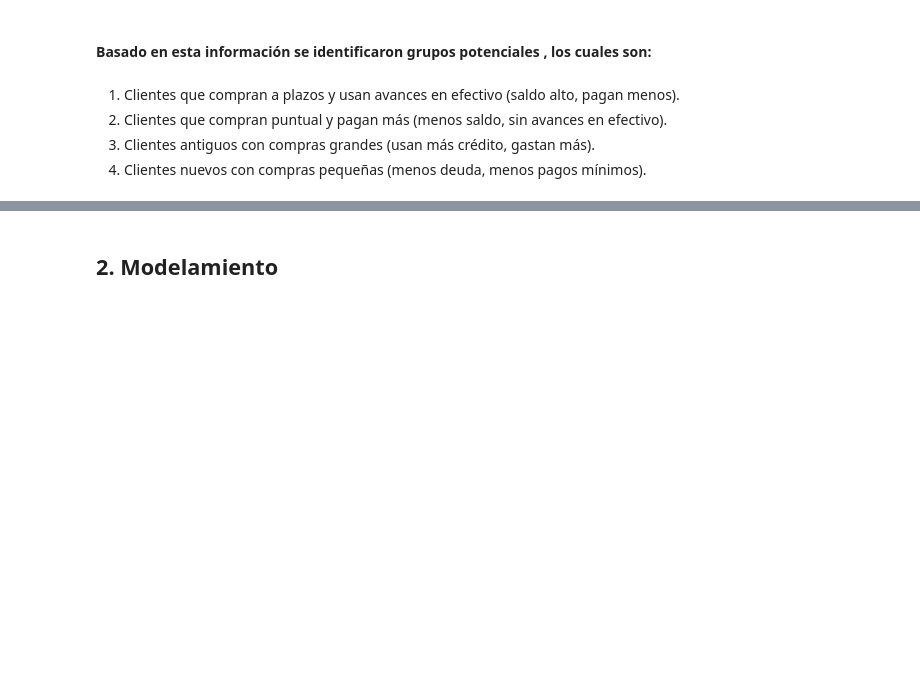
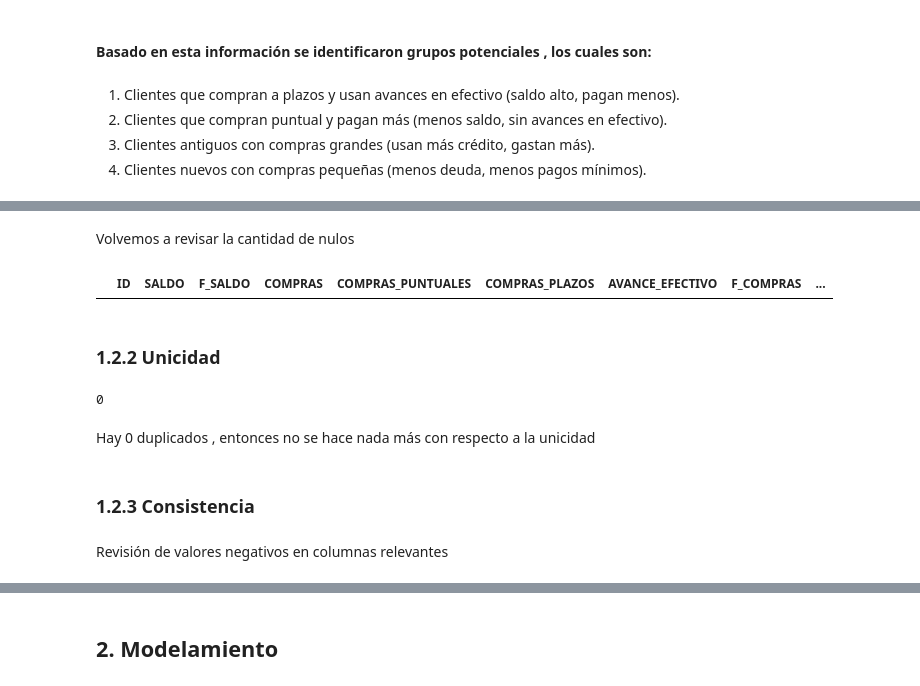
Before and after one commit to iStork1/Laboratorio-2-BI, a Jupyter notebook: Laboratorio2.ipynb, the cells around one changed output, grey strips where cells are left out. Drawn from its saved outputs; the diff is of its cells as text; code cells hidden in the pictures; blank space fills up the shorter version.

```diff
--- a/Laboratorio2.ipynb
+++ b/Laboratorio2.ipynb
@@ -169,0 +219,2 @@ plt.show()
+# %%
+df = df.dropna(subset=['LÍMITE_CREDITO']).copy()
@@ -169,0 +223,20 @@ plt.show()
+# %%
+df['PAGOS_MINIMOS'] = df['PAGOS_MINIMOS'].fillna(df['PAGOS_MINIMOS'].median())
+# %% [markdown]
+Volvemos a revisar la cantidad de nulos
+# %%
+df[df.isnull().any(axis=1)]
+# %% [output]
+|  | ID | SALDO | F_SALDO | COMPRAS | COMPRAS_PUNTUALES | COMPRAS_PLAZOS | AVANCE_EFECTIVO | F_COMPRAS | ... |
+# %% [markdown]
+### 1.2.2 Unicidad
+# %%
+df.duplicated(keep = False).sum()
+# %% [output]
+0
+# %% [markdown]
+Hay 0 duplicados , entonces no se hace nada más con respecto a la unicidad
+# %% [markdown]
+### 1.2.3 Consistencia
+# %% [markdown]
+Revisión de valores negativos en columnas relevantes
```
Also changed, not shown: parts of 13 cells of this notebook.
